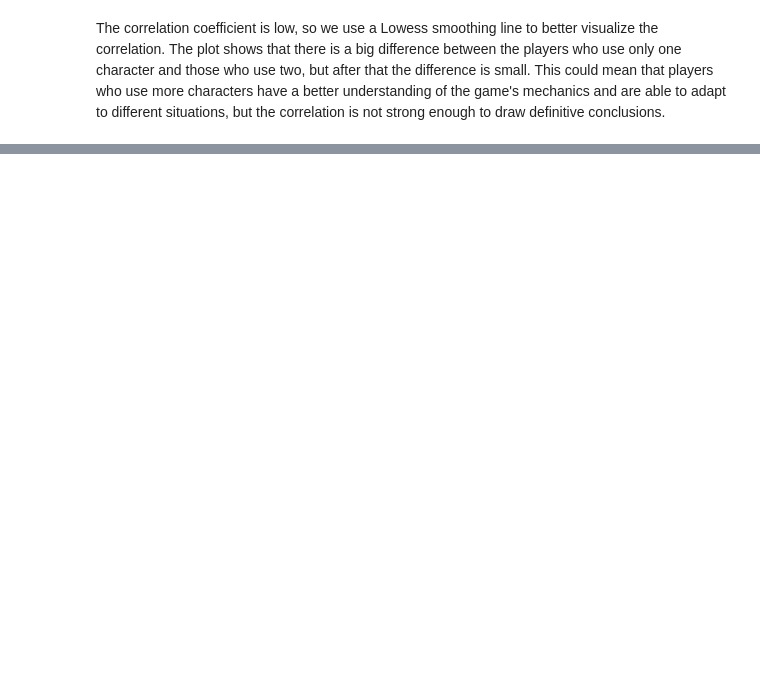
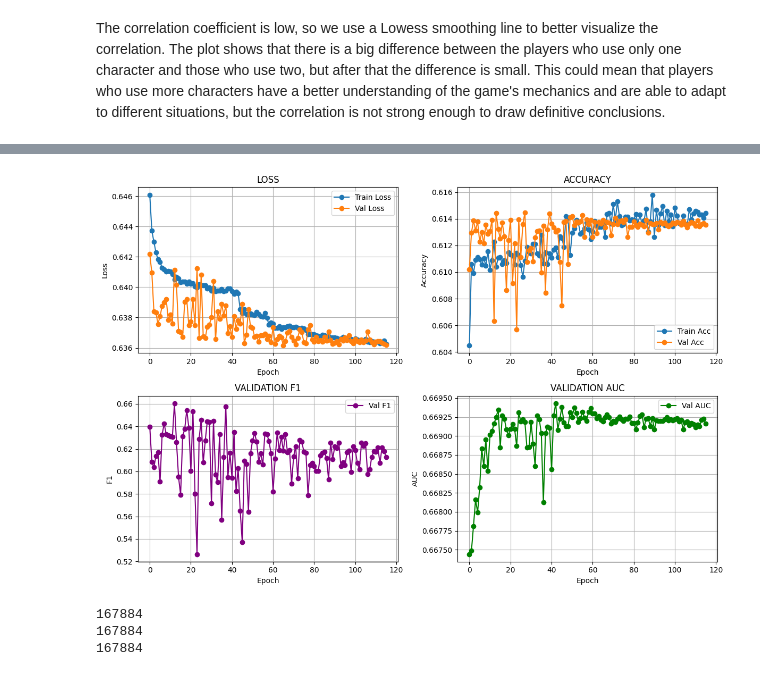
Before and after one commit to RCuccia02/SF6DataAnalysis, a Jupyter notebook: sf6_match_analysis.ipynb, the cells around one changed output, grey strips where cells are left out. Cells and saved outputs as stored; diff of their text form; code cells hidden in the pictures; blank space fills up the shorter version.

```diff
--- a/sf6_match_analysis.ipynb
+++ b/sf6_match_analysis.ipynb
@@ -676,0 +762,43 @@ trainer.fit(model, train_loader, test_loader)
+# %%
+
+
+fig, axes = plt.subplots(2, 2, figsize=(12, 8))
+
+# Loss
+axes[0, 0].plot(df_epoch["epoch"], df_epoch["train_loss"], label="Train Loss", marker="o")
+axes[0, 0].plot(df_epoch["epoch"], df_epoch["val_loss"], label="Val Loss", marker="o")
+axes[0, 0].set_title("LOSS")
+axes[0, 0].set_xlabel("Epoch")
+axes[0, 0].set_ylabel("Loss")
+axes[0, 0].legend()
+axes[0, 0].grid(True)
+
+# Accuracy
+axes[0, 1].plot(df_epoch["epoch"], df_epoch["train_acc"], label="Train Acc", marker="o")
+axes[0, 1].plot(df_epoch["epoch"], df_epoch["val_acc"], label="Val Acc", marker="o")
+axes[0, 1].set_title("ACCURACY")
+axes[0, 1].set_xlabel("Epoch")
+axes[0, 1].set_ylabel("Accuracy")
+axes[0, 1].legend()
+axes[0, 1].grid(True)
+
+# Validation F1
+axes[1, 0].plot(df_epoch["epoch"], df_epoch["val_f1"], label="Val F1", marker="o", color="purple")
+axes[1, 0].set_title("VALIDATION F1")
+axes[1, 0].set_xlabel("Epoch")
+axes[1, 0].set_ylabel("F1")
+axes[1, 0].legend()
+axes[1, 0].grid(True)
+
+# Validation AUC
+axes[1, 1].plot(df_epoch["epoch"], df_epoch["val_auc"], label="Val AUC", marker="o", color="green")
+axes[1, 1].set_title("VALIDATION AUC")
+axes[1, 1].set_xlabel("Epoch")
+axes[1, 1].set_ylabel("AUC")
+axes[1, 1].legend()
+axes[1, 1].grid(True)
+
+plt.tight_layout()
+plt.show()
+# %% [output]
+[figure, added]
@@ -676,0 +827,8 @@ trainer.fit(model, train_loader, test_loader)
+# %%
+print(len(all_labels_tensor))
+print(len(all_preds_tensor))
+print(len(all_probs_tensor))
+# %% [output]
+167884
+167884
+167884
```
Also changed, not shown: parts of 36 cells of this notebook, 32 other files.
